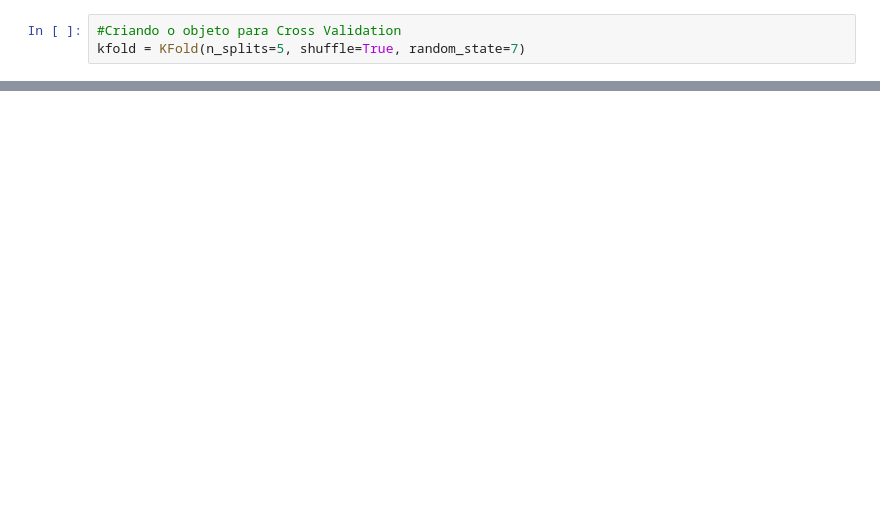
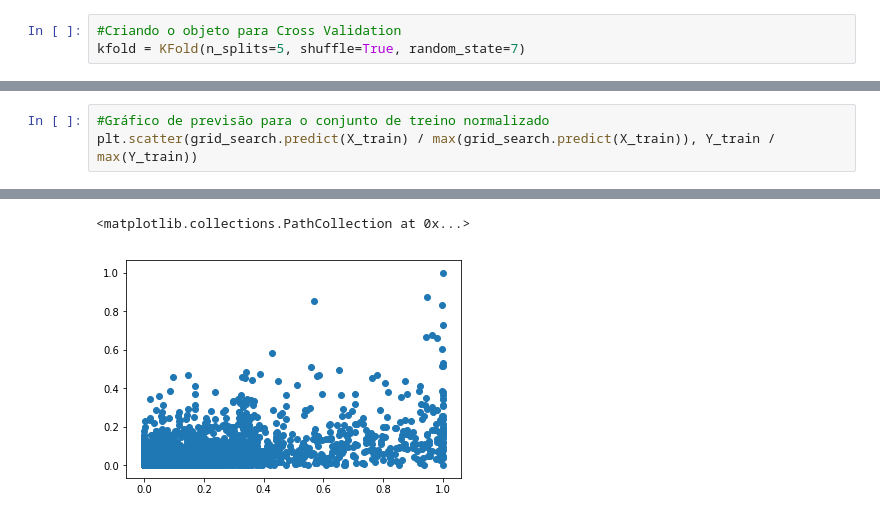
Before and after one commit to gilvandrocesardemedeiros/ClimatePrediction, a Jupyter notebook: Predict_Rain_MLP.ipynb, the cells around one changed output, grey strips where cells are left out. Drawn from its saved outputs; the diff is of its cells as text; blank space fills up the shorter version.

```diff
--- a/Predict_Rain_MLP.ipynb
+++ b/Predict_Rain_MLP.ipynb
@@ -338,0 +297,4 @@ array([0., 0., 0., ..., 0., 0., 0.])
+# %%
+#Gráfico de previsão para o conjunto de treino normalizado
+plt.scatter(grid_search.predict(X_train) / max(grid_search.predict(X_train)), Y_train / max(Y_train))
+# %% [output]
@@ -338,0 +303,2 @@ array([0., 0., 0., ..., 0., 0., 0.])
+<matplotlib.collections.PathCollection at 0x...>
+[figure, added]
```
Also changed, not shown: parts of 26 cells of this notebook.
